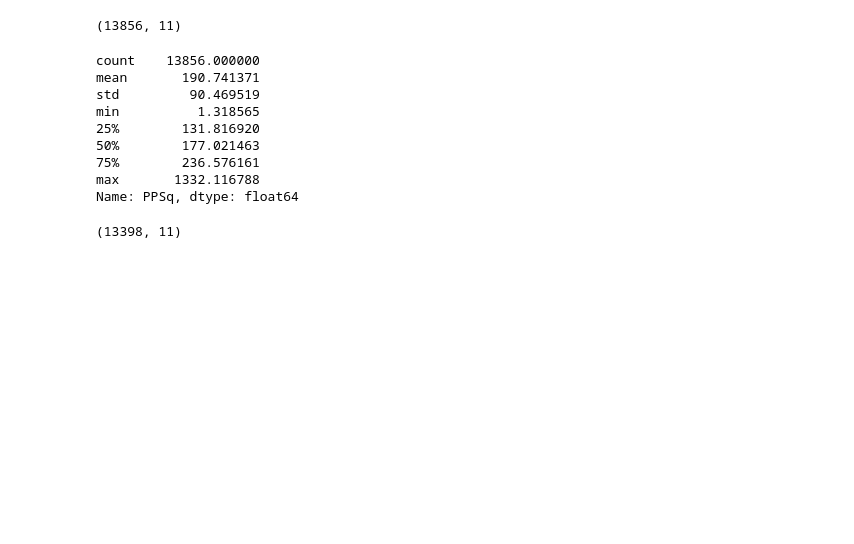
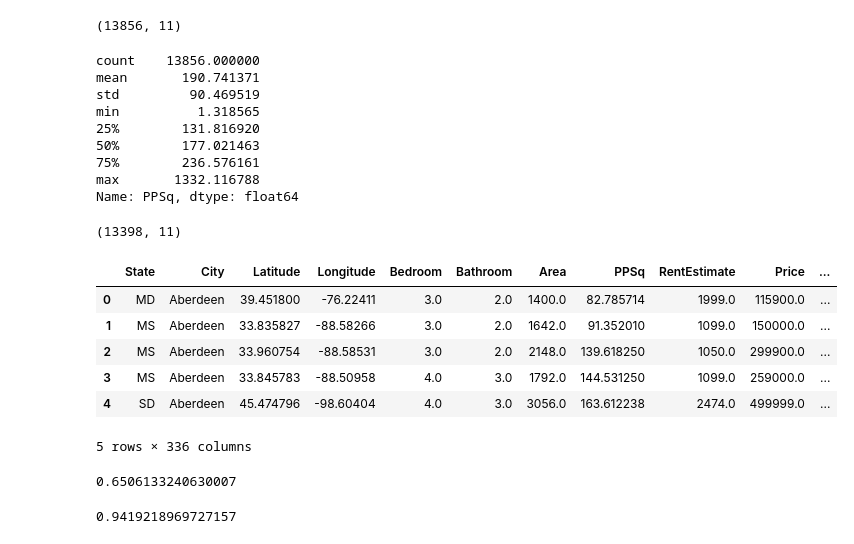
Before and after one commit to ahmedrezgui/House-Price-Prediction-Model, a Jupyter notebook: house_price_prediction.ipynb, the cells around one changed output. Cells and saved outputs as stored; diff of their text form; code cells hidden in the pictures; blank space fills up the shorter version.

```diff
--- a/house_price_prediction.ipynb
+++ b/house_price_prediction.ipynb
@@ -281,3 +287,20 @@ df7=df6[~(df6.Bathroom>df6.Bedroom)]
 df7.shape
 # %% [output]
 (13398, 11)
+# %%
+
+state_dummies=pd.get_dummies(df7.State,dtype=int)
+# %%
+cities_dummies=pd.get_dummies(df7.City,dtype=int)
+# %%
+df8=pd.concat([df7,state_dummies,cities_dummies.drop("other",axis="columns")],axis='columns')
+# %%
+df8.head()
+# %% [output]
+|  | State | City | Latitude | Longitude | Bedroom | Bathroom | Area | PPSq | RentEstimate | Price | ... |
+| 0 | MD | Aberdeen | 39.451800 | -76.22411 | 3.0 | 2.0 | 1400.0 | 82.785714 | 1999.0 | 115900.0 | ... |
+| 1 | MS | Aberdeen | 33.835827 | -88.58266 | 3.0 | 2.0 | 1642.0 | 91.352010 | 1099.0 | 150000.0 | ... |
+| 2 | MS | Aberdeen | 33.960754 | -88.58531 | 3.0 | 2.0 | 2148.0 | 139.618250 | 1050.0 | 299900.0 | ... |
+| 3 | MS | Aberdeen | 33.845783 | -88.50958 | 4.0 | 3.0 | 1792.0 | 144.531250 | 1099.0 | 259000.0 | ... |
+| 4 | SD | Aberdeen | 45.474796 | -98.60404 | 4.0 | 3.0 | 3056.0 | 163.612238 | 2474.0 | 499999.0 | ... |
+5 rows × 336 columns
@@ -283,0 +314,19 @@ df7.shape
+# %%
+#using linear regression model
+from sklearn.linear_model import LinearRegression
+lr_model=LinearRegression()
+lr_model.fit(x_train,y_train)
+lr_model.score(x_test,y_test)
+# %% [output]
+0.6506133240630007
+# %%
+#using the Random  forest regression
+from sklearn.ensemble import RandomForestRegressor
+scaler=StandardScaler()
+x=scaler.fit_transform(x)
+x_train,x_test,y_train,y_test=train_test_split(x,y,test_size=0.2,random_state=2)
+rf=RandomForestRegressor()
+rf.fit(x_train,y_train)
+rf.score(x_train,y_train)
+# %% [output]
+0.9419218969727157
```
Also changed, not shown: parts of 11 cells of this notebook.
